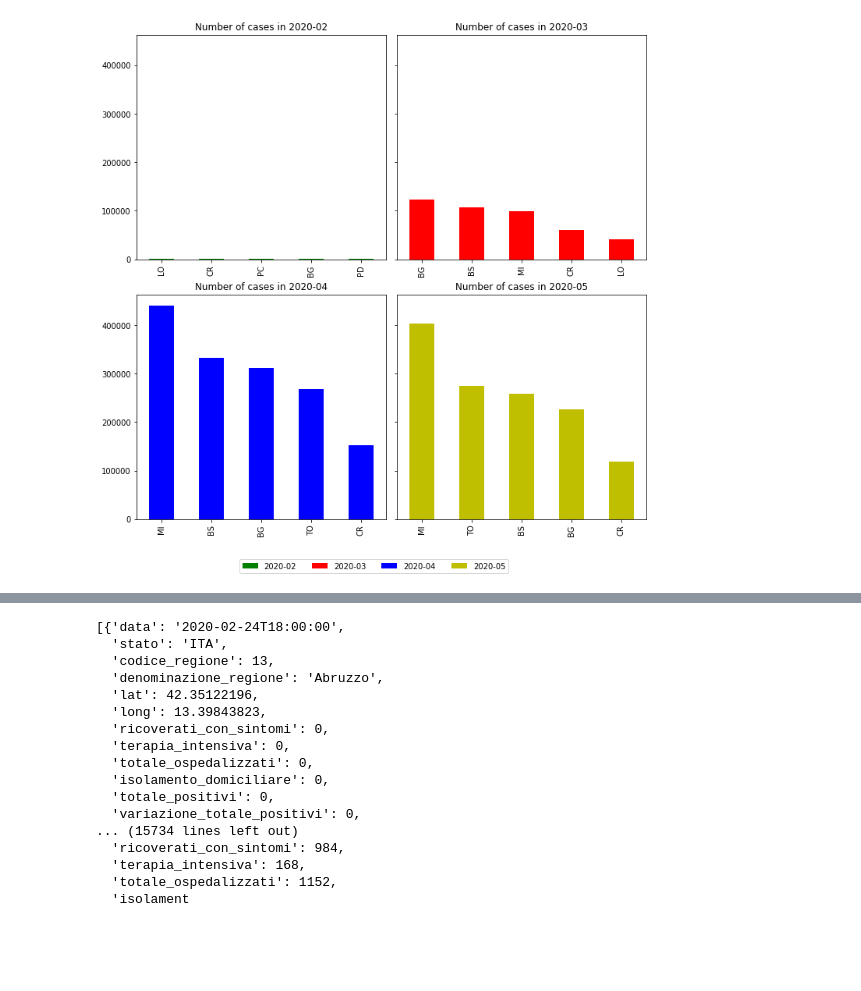
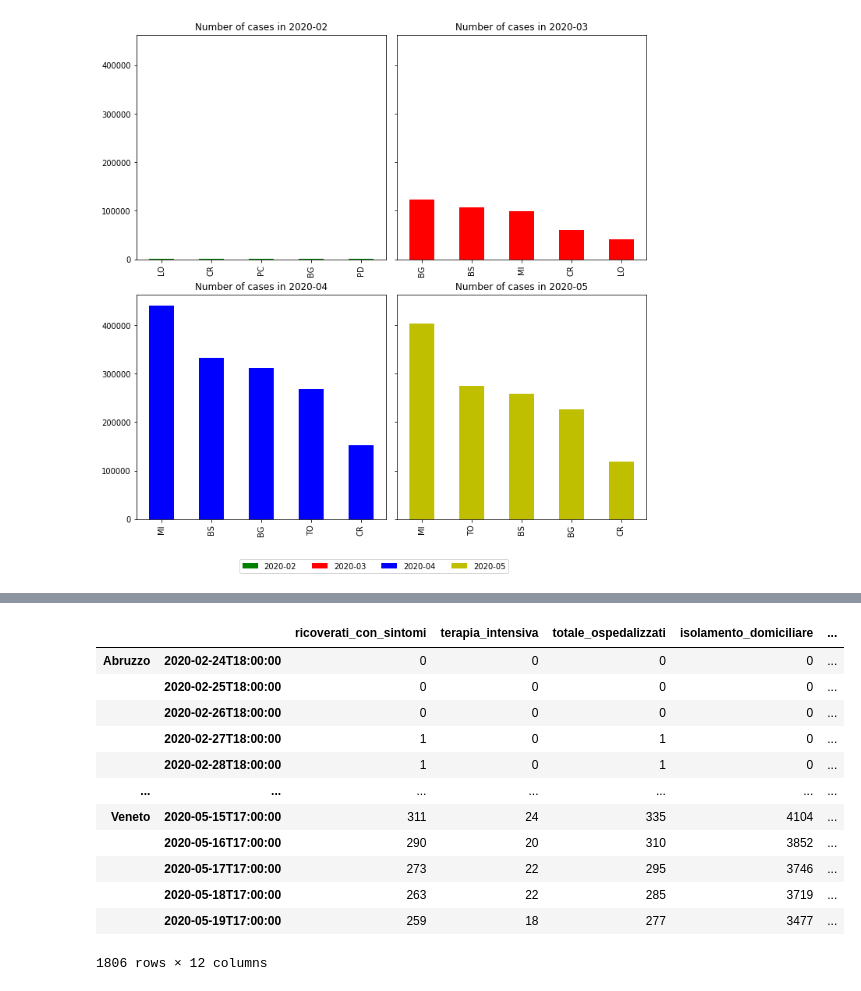
Before and after one commit to ClaudiaRaffaelli/COVID-19-analysis, a Jupyter notebook: covid-19_pandas_analysis.ipynb, the cells around one changed output, grey strips where cells are left out. Saved outputs shown, nothing was run; the diff lists cells and outputs as text; code cells hidden in the pictures; blank space fills up the shorter version.

```diff
--- a/covid-19_pandas_analysis.ipynb
+++ b/covid-19_pandas_analysis.ipynb
@@ -159,12 +140,0 @@ covid19_provinces_data
-# %%
-# For tomorrow maybe
-
-
-
-dataframe_data = {}
-for region in covid19_regions_data:
-    region_denomination = region['denominazione_regione']
-    regions_data = pd.Series(region)
-    dataframe_data[region_denomination] = regions_data
-regions_data_frame = pd.DataFrame(dataframe_data).T
-regions_data_frame.drop(columns=['data', 'denominazione_regione', 'stato', 'note_it', 'note_en'])
@@ -189,20 +141,34 @@ regions_data_frame.drop(columns=['data', 'denominazione_regione', 'stato', 'note
-# %%
-covid19_regions_data
-# %% [output]
-[{'data': '2020-02-24T18:00:00',
-  'stato': 'ITA',
-  'codice_regione': 13,
-  'denominazione_regione': 'Abruzzo',
-  'lat': 42.35122196,
-  'long': 13.39843823,
-  'ricoverati_con_sintomi': 0,
-  'terapia_intensiva': 0,
-  'totale_ospedalizzati': 0,
-  'isolamento_domiciliare': 0,
-  'totale_positivi': 0,
-  'variazione_totale_positivi': 0,
-... (15734 lines left out)
-  'ricoverati_con_sintomi': 984,
-  'terapia_intensiva': 168,
-  'totale_ospedalizzati': 1152,
-  'isolament
+# %%
+data = []
+for region in covid19_regions_data:
+    region_denomination = region['denominazione_regione']
+    region_date = region['data']
+    data.append([region_denomination, region_date, region.values()])
+
+# Sort according to the date
+data = sorted(data, key=lambda x: x[0])
+# Prepare data for the DataFrame
+index = []
+region_info = []
+for region in data:
+    index.append([region[0], region[1]]) # (Name, date)
+    region_info.append(region[2]) # (codice_regione, codice_provincia, ...)
+index = pd.MultiIndex.from_tuples(index) # Index ranking: 1° City's name, 2° date
+# Create finally the DataFrame
+regions_data_frame = pd.DataFrame(region_info, index=index, columns=covid19_regions_data[0].keys()).fillna(0)
+regions_data_frame = regions_data_frame.drop(columns=['data', 'codice_regione', 'denominazione_regione', 'stato', 'note_it', 'note_en', 'lat', 'long'])
+regions_data_frame
+# %% [output]
+|  |  | ricoverati_con_sintomi | terapia_intensiva | totale_ospedalizzati | isolamento_domiciliare | ... |
+| Abruzzo | 2020-02-24T18:00:00 | 0 | 0 | 0 | 0 | ... |
+|  | 2020-02-25T18:00:00 | 0 | 0 | 0 | 0 | ... |
+|  | 2020-02-26T18:00:00 | 0 | 0 | 0 | 0 | ... |
+|  | 2020-02-27T18:00:00 | 1 | 0 | 1 | 0 | ... |
+|  | 2020-02-28T18:00:00 | 1 | 0 | 1 | 0 | ... |
+| ... | ... | ... | ... | ... | ... | ... |
+| Veneto | 2020-05-15T17:00:00 | 311 | 24 | 335 | 4104 | ... |
+|  | 2020-05-16T17:00:00 | 290 | 20 | 310 | 3852 | ... |
+|  | 2020-05-17T17:00:00 | 273 | 22 | 295 | 3746 | ... |
+|  | 2020-05-18T17:00:00 | 263 | 22 | 285 | 3719 | ... |
+|  | 2020-05-19T17:00:00 | 259 | 18 | 277 | 3477 | ... |
+1806 rows × 12 columns
```
Also changed, not shown: parts of 5 cells of this notebook.
